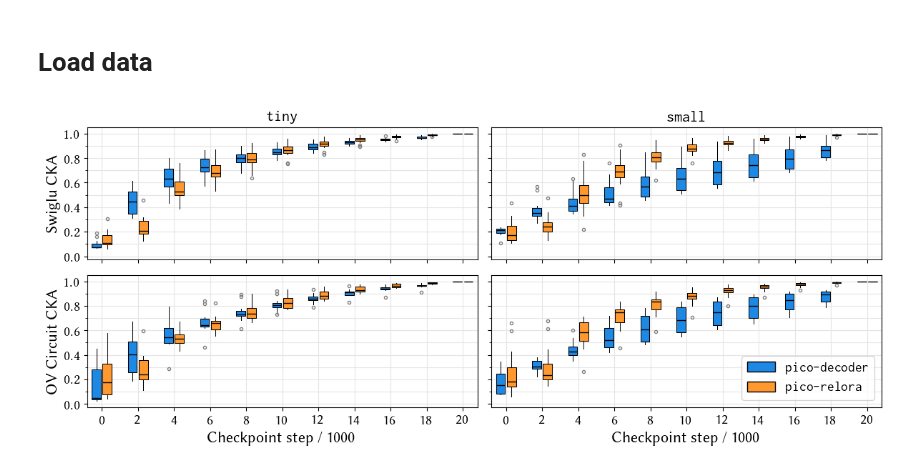
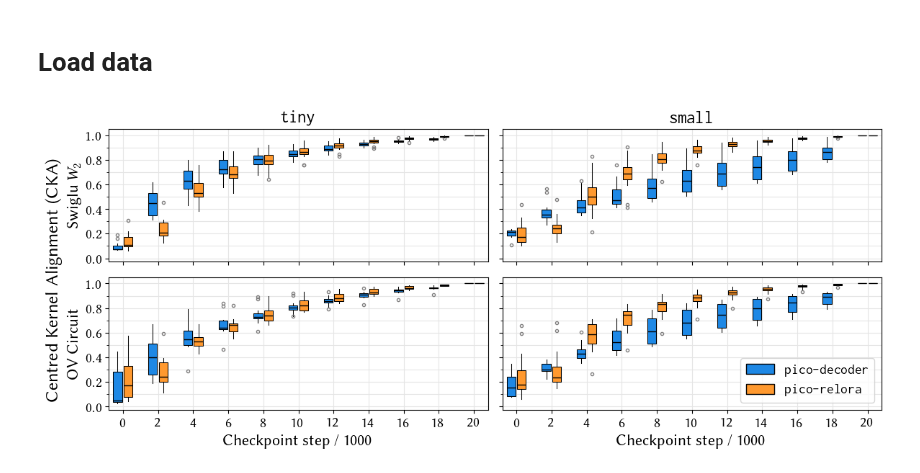
Before and after one commit to Yu-val-weiss/relora-pico, a Jupyter notebook: notebooks/cka-plots.ipynb, the cells around one changed output. Cells and saved outputs as stored; diff of their text form; code cells hidden in the pictures.

Commit message:
per, cka, per grad plots

```diff
--- a/notebooks/cka-plots.ipynb
+++ b/notebooks/cka-plots.ipynb
@@ -97,6 +97,7 @@ for mod in ("swiglu.w_2", "ov_circuit"):
 # %%
 TICK_LABEL_SIZE = 14
 AXIS_LABEL_SIZE = 16
+SUP_LABEL_SIZE = 18
 # %%
 fig, axs = plt.subplots(2, 2, figsize=(12, 5), sharex=True, sharey=True)
 
@@ -168,41 +169,41 @@ for ax_id, ax in enumerate(axs):
     ax.set_xticks(steps, labels=[str(i * 2) for i in range(11)])
 
     if ax_id == 0:
-        ax.set_ylabel("Swiglu CKA", fontdict=dict(fontsize=AXIS_LABEL_SIZE))
-        ax.text(0.5, 1.05, r"\texttt{tiny}", ha="center", fontsize=AXIS_LABEL_SIZE, transform=ax.transAxes)
+        ax.set_ylabel(r"Swiglu $W_2$", fontdict=dict(fontsize=AXIS_LABEL_SIZE))
+        ax.text(0.5, 1.05, r"\texttt{tiny}", ha="center", fontsize=SUP_LABEL_SIZE, transform=ax.transAxes)
     elif ax_id == 1:
-        ax.text(0.5, 1.05, r"\texttt{small}", ha="center", fontsize=AXIS_LABEL_SIZE, transform=ax.transAxes)
+        ax.text(0.5, 1.05, r"\texttt{small}", ha="center", fontsize=SUP_LABEL_SIZE, transform=ax.transAxes)
     elif ax_id == 2:
-        ax.set_ylabel("OV Circuit CKA", fontdict=dict(fontsize=AXIS_LABEL_SIZE))
+        ax.set_ylabel("OV Circuit", fontdict=dict(fontsize=AXIS_LABEL_SIZE))
     elif ax_id == 3:
         legend_elements = [
             Patch(facecolor=color, edgecolor="black", label=label) for color, label in zip(colors, labels)
         ]
 
         # Add the legend
         ax.legend(
             handles=legend_elements,
             loc="lower right",
             bbox_to_anchor=(1, 0),
             # borderaxespad=0,
             fontsize=TICK_LABEL_SIZE,
         )
 
     if ax_id > 1:
         ax.set_xlabel(r"Checkpoint step / 1000", fontsize=AXIS_LABEL_SIZE)
 
     ax.tick_params(axis="both", labelsize=TICK_LABEL_SIZE)
 
     ax.yaxis.set_major_locator(MultipleLocator(0.2))
     ax.yaxis.set_minor_locator(MultipleLocator(0.1))
     # ax.yaxis.set_major_formatter(plt.FuncFormatter(lambda x, _: f'{x:.0f}'))
     ax.yaxis.set_minor_formatter(NullFormatter())
 
     ax.grid(which="both", axis="both", color="#E5E5E5")
 
-# fig.supxlabel(r"Checkpoint step / 1000", fontsize=AXIS_LABEL_SIZE)
+fig.supylabel(r"Centred Kernel Alignment (CKA)", fontsize=SUP_LABEL_SIZE)
 fig.tight_layout()
 fig.savefig("../graphs/cka.pdf")
 fig.show()
 # %% [output]
-[figure, old version]
+[figure, new version]
```
Also changed, not shown: 5 other files.
